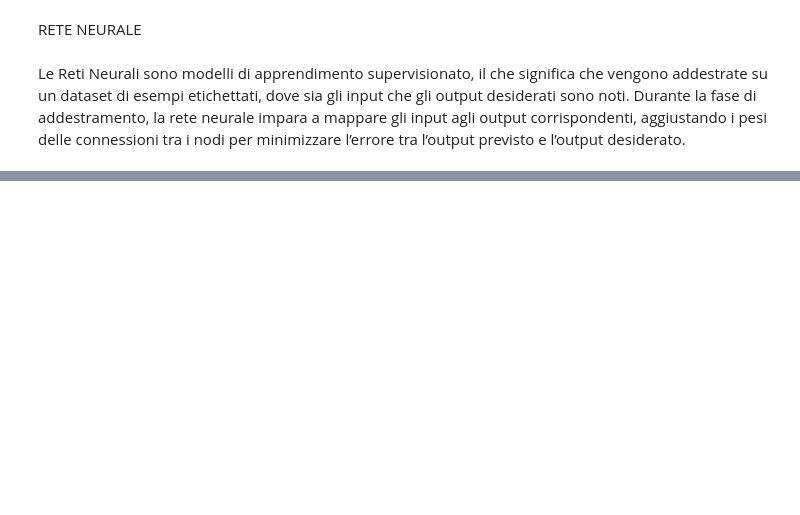
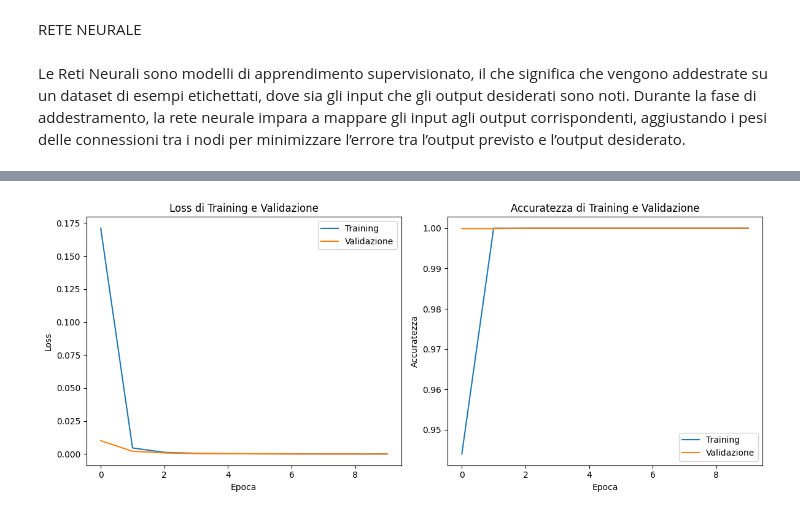
Before and after one commit to NIKFIORE/Progetto-Machine-Learning, a Jupyter notebook: Progetto.ipynb, the cells around one changed output, grey strips where cells are left out. Saved outputs shown, nothing was run; the diff lists cells and outputs as text; code cells hidden in the pictures; blank space fills up the shorter version.

```diff
--- a/Progetto.ipynb
+++ b/Progetto.ipynb
@@ -440,3 +325,19 @@ NameError: name 'X' is not defined
+# %%
+from sklearn.model_selection import train_test_split
+# Riduzione della dimensionalità ai componenti necessari
+pca_95 = PCA(n_components=n_components_95)
+pca_data_95 = pca_95.fit_transform(scaled_data)
+
+# Seleziona feature e target
+X = df.drop(['Diabetes_binary'], axis=1)  # Rimuovi la variabile target
+y = df['Diabetes_binary']  # Variabile target
+
+#dividiamo il dataset
+X_train, X_test, y_train, y_test = train_test_split(pca_data_95, y, test_size=0.3, random_state=42)
+
+scaler = StandardScaler()
+X_train_scaled = scaler.fit_transform(X_train)
+X_test_scaled = scaler.transform(X_test)
 # %% [markdown]
 RETE NEURALE
 # %% [markdown]
@@ -453,12 +354,13 @@ from sklearn.metrics import confusion_matrix, classification_report, roc_curve,
 
 # Definisci l'architettura del modello di rete neurale
 model = Sequential()
-model.add(Dense(16, input_shape=(X_train_scaled.shape[1],), activation="relu"))
-model.add(Dense(8, activation="relu"))
-model.add(Dense(3, activation="softmax"))
+model.add(Dense(20, input_shape=(X_train_scaled.shape[1],), activation="relu"))
+# Per classificazione binaria, usa 1 neurone di output con attivazione sigmoid
+model.add(Dense(1, activation="sigmoid"))  # Output: probabilità di avere diabete
+
 
 # Compila il modello
-model.compile(loss="categorical_crossentropy", optimizer="adam", metrics=["accuracy"])
+model.compile(loss="binary_crossentropy", optimizer="adam", metrics=["accuracy"])
 
 # Mostra il riepilogo dell'architettura del modello
 model.summary()
@@ -465,7 +379,7 @@ model.summary()
 # %%
 # Addestramento del modello
 history = model.fit(
-    X_train_scaled, y_train_cat,
+    X_train_scaled, y_train,
     epochs=10,
     batch_size=32,
     validation_split=0.2,
@@ -474,22 +409,24 @@ history = model.fit(
 # %%
-# Plot della loss
+# Visualizziamo l'andamento della loss durante l'addestramento
 plt.figure(figsize=(12, 5))
 plt.subplot(1, 2, 1)
 plt.plot(history.history['loss'])
 plt.plot(history.history['val_loss'])
-plt.title('Training and Validation Loss')
+plt.title('Loss di Training e Validazione')
 plt.ylabel('Loss')
 plt.xlabel('Epoca')
-plt.legend(['Training', 'Validation'], loc='upper right')
+plt.legend(['Training', 'Validazione'], loc='upper right')
 
-# Plot dell'accuratezza
+# Visualizziamo l'andamento dell'accuratezza durante l'addestramento
 plt.subplot(1, 2, 2)
 plt.plot(history.history['accuracy'])
 plt.plot(history.history['val_accuracy'])
-plt.title('Training and Validation Accuracy')
-plt.ylabel('Accuracy')
+plt.title('Accuratezza di Training e Validazione')
+plt.ylabel('Accuratezza')
 plt.xlabel('Epoca')
-plt.legend(['Training', 'Validation'], loc='lower right')
+plt.legend(['Training', 'Validazione'], loc='lower right')
 plt.tight_layout()
 plt.show()
+# %% [output]
+[figure, added]
 # %%
```
Also changed, not shown: parts of 10 cells of this notebook.
